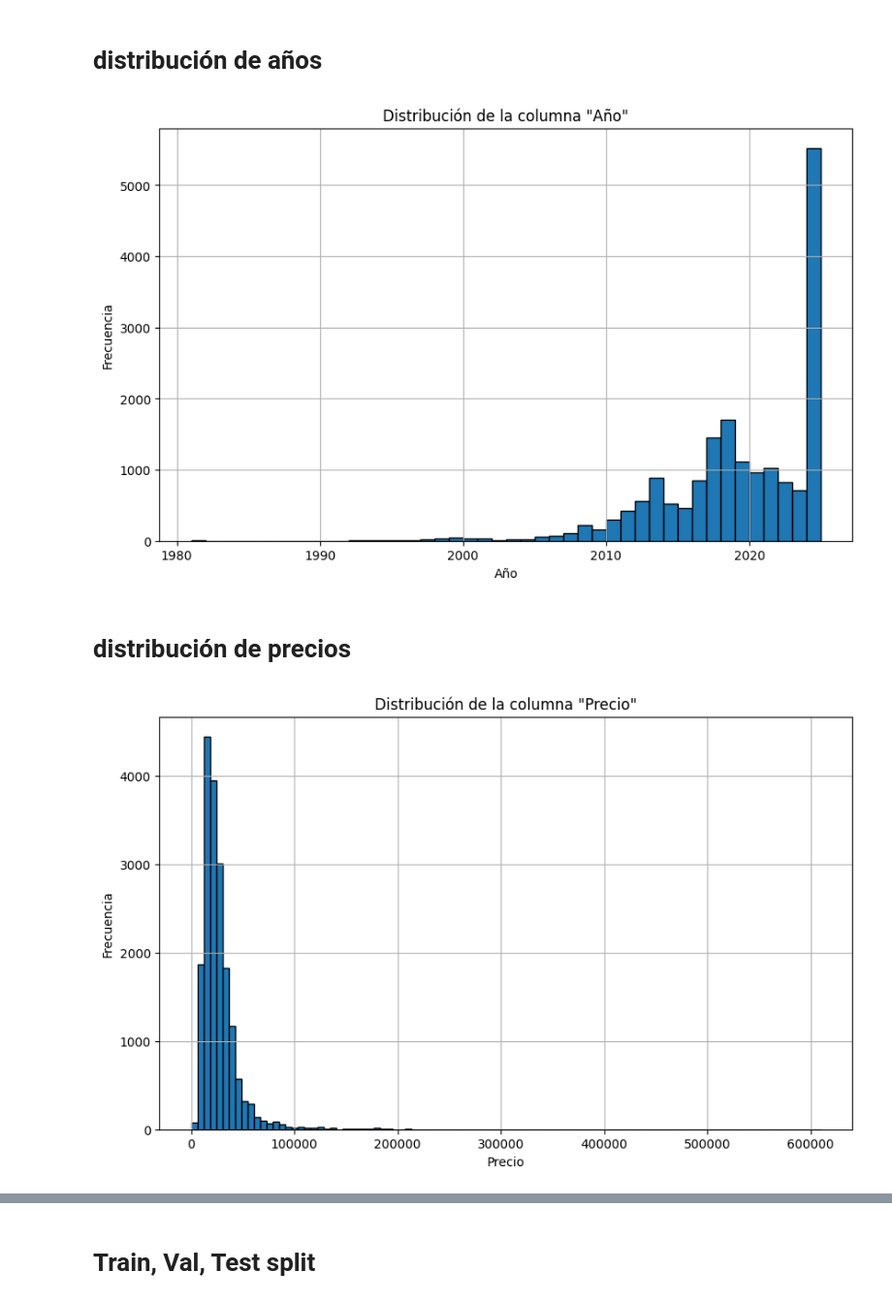
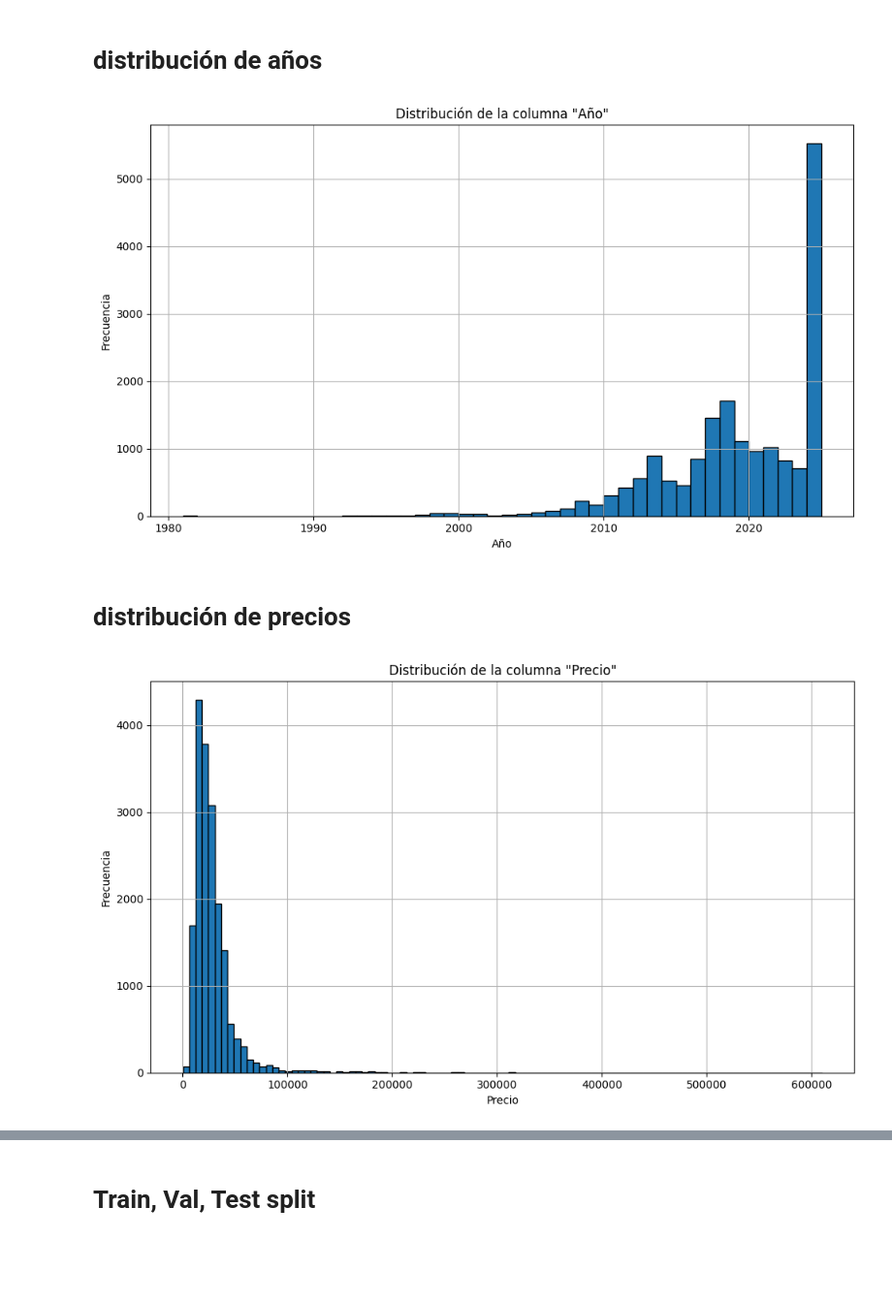
Before and after one commit to ignacio279/Machine-Learning-Vechetti-Vargas, a Jupyter notebook: Notebook.ipynb, the cells around one changed output, grey strips where cells are left out. Shown at 97% size. Saved outputs shown, nothing was run; the diff lists cells and outputs as text; code cells hidden in the pictures; blank space fills up the shorter version.

```diff
--- a/Notebook.ipynb
+++ b/Notebook.ipynb
@@ -63,15 +67,7 @@ memory usage: 2.4+ MB
 # %% [markdown]
 correcciones básicas del dataset:
 # %%
-resp = requests.get("https://api.bluelytics.com.ar/v2/latest")
-resp.raise_for_status()
-data = resp.json()
-
-blue_sell = data["blue"]["value_sell"]
-mask = df['Moneda'] == '$'
-df.loc[mask, 'Precio'] = df.loc[mask, 'Precio'] / blue_sell
-
-df.drop(columns=['Moneda'], inplace=True)
+df = pp.maskPrecio(df)
 df.drop(columns = ['Tipo de carrocería'],inplace=True)
 idx = df[df['Año'] == 436694.0].index
 df.drop(idx, inplace=True)
@@ -98,27 +94,15 @@ dtype: int64
 # %% [markdown]
 # distribución de años
 # %%
-plt.figure(figsize=(10, 6))
-plt.hist(df["Año"], bins=44, edgecolor='black')
-plt.title(f'Distribución de la columna "{"Año"}"')
-plt.xlabel("Año")
-plt.ylabel('Frecuencia')
-plt.grid(True)
-plt.show()
+pp.graficar_histograma(df, 'Año', bins=44, titulo='Distribución de la columna "Año"', xlabel='Año', ylabel='Frecuencia')
 # %% [output]
-[figure, old version]
+[figure, new version]
 # %% [markdown]
 # distribución de precios
 # %%
-plt.figure(figsize=(10, 6))
-plt.hist(df["Precio"], bins=100, edgecolor='black')
-plt.title(f'Distribución de la columna "{"Precio"}"')
-plt.xlabel("Precio")
-plt.ylabel('Frecuencia')
-plt.grid(True)
-plt.show()
+pp.graficar_histograma(df, 'Precio', bins=100, titulo='Distribución de la columna "Precio"', xlabel='Precio', ylabel='Frecuencia')
 # %% [output]
-[figure, old version]
+[figure, new version]
 # %%
 df["Precio"].describe()
 # %% [output]
```
Also changed, not shown: parts of 25 cells of this notebook.
